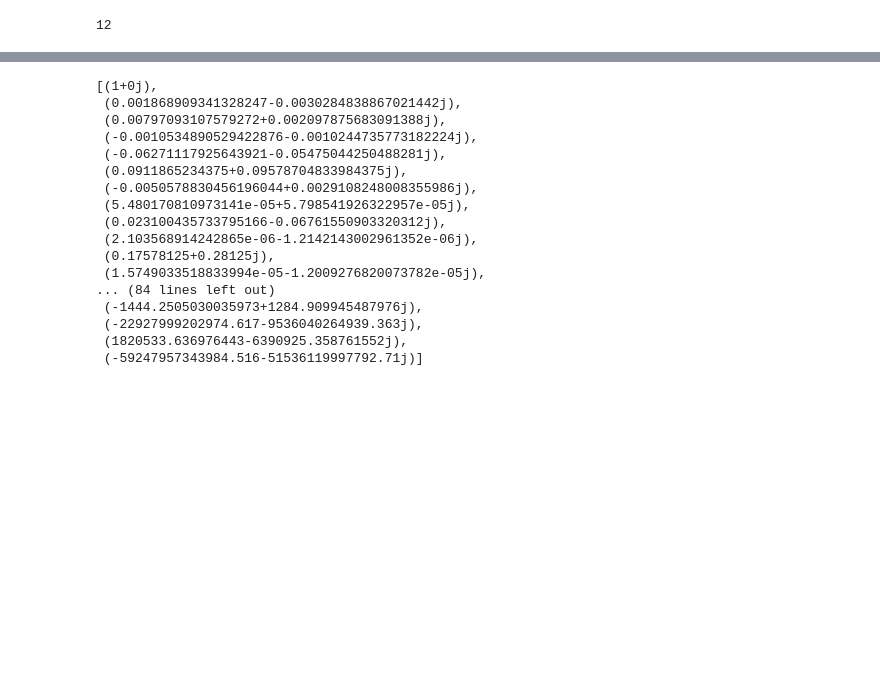
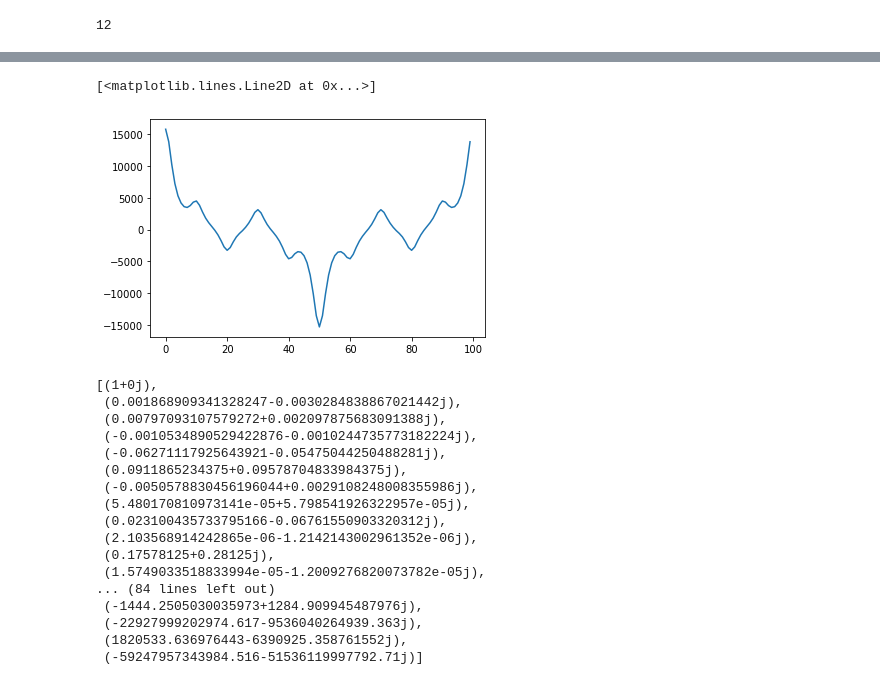
Before and after one commit to georgeglidden/rutabaga, a Jupyter notebook: Q_evaluator.ipynb, the cells around one changed output, grey strips where cells are left out. Cells and saved outputs as stored; diff of their text form; code cells hidden in the pictures; blank space fills up the shorter version.

```diff
--- a/Q_evaluator.ipynb
+++ b/Q_evaluator.ipynb
@@ -210,3 +209,8 @@ array([-8.54215527e+13-5.97577133e+13j, -8.01765586e+13-6.91948512e+13j,
+# %%
+plt.plot(np.fft.fft(reals))
+# %% [output]
+[<matplotlib.lines.Line2D at 0x...>]
+[figure, added]
 # %%
 ys
 # %% [output]
```
Also changed, not shown: parts of 5 cells of this notebook, 11 other files.
